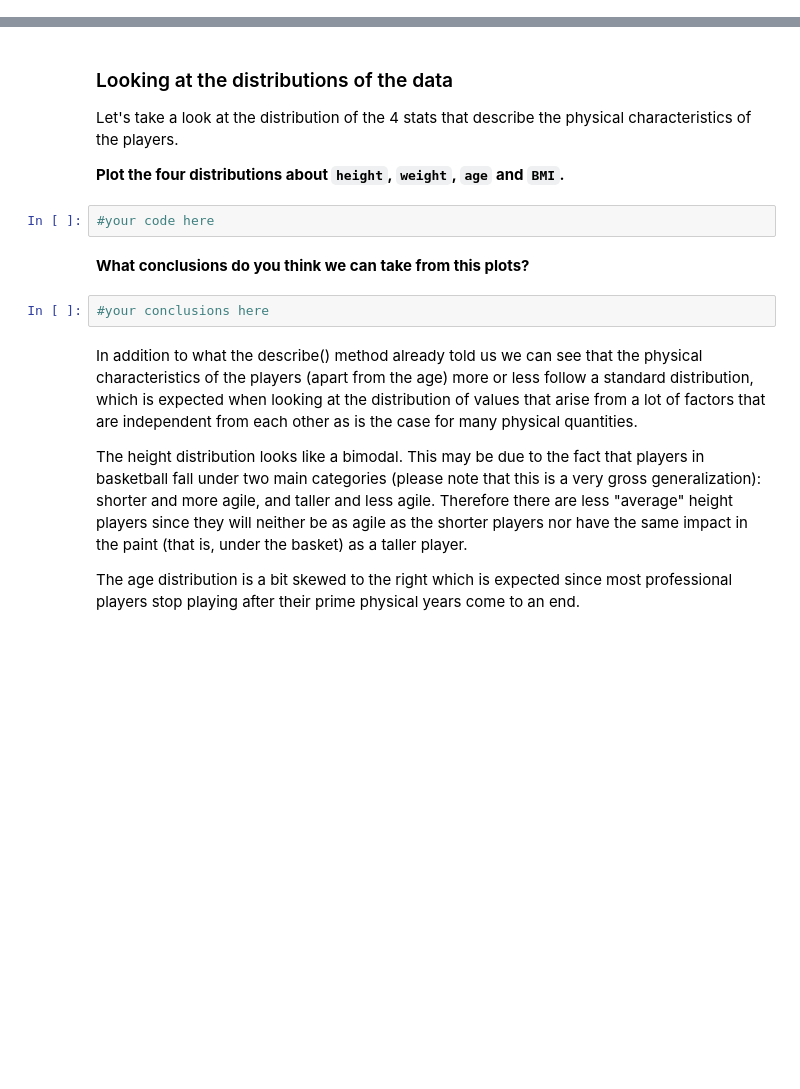
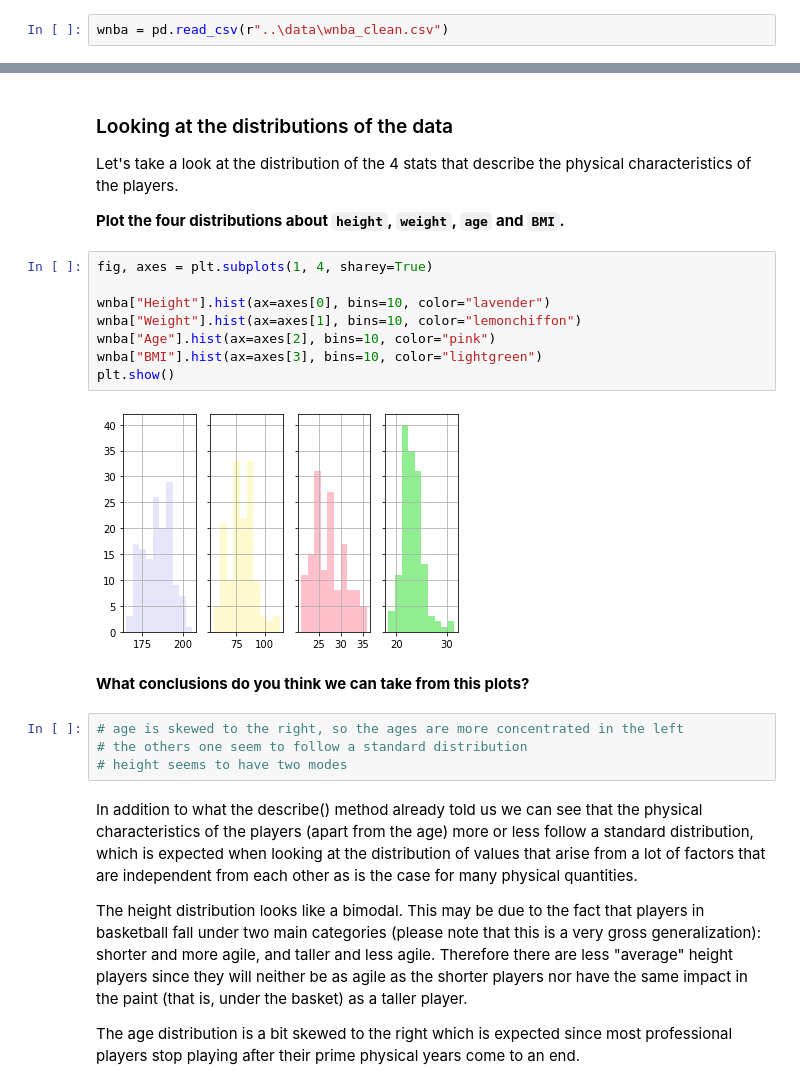
Before and after one commit to ta-data-lis/M2-mini-project2, a Jupyter notebook: your-code/2.-Exploratory-Data-Analysis.ipynb, the cells around one changed output, grey strips where cells are left out. Saved outputs shown, nothing was run; the diff lists cells and outputs as text; blank space fills up the shorter version.

```diff
--- a/your-code/2.-Exploratory-Data-Analysis.ipynb
+++ b/your-code/2.-Exploratory-Data-Analysis.ipynb
@@ -20,2 +18,4 @@ Let's load the cleaned dataset first. Import it with the name `wnba` and show th
+# %%
+wnba = pd.read_csv(r"..\data\wnba_clean.csv")
 # %% [markdown]
 **Use describe() to take an initial look at the data.**
@@ -32,12 +59,22 @@ There are also some extremes in the weight and age columns. Feel free, if you'd
 Let's take a look at the distribution of the 4 stats that describe the physical characteristics of the players.
 
 **Plot the four distributions about `height`, `weight`, `age` and `BMI`.**
-# %%
-#your code here
+# %%
+fig, axes = plt.subplots(1, 4, sharey=True)
+
+wnba["Height"].hist(ax=axes[0], bins=10, color="lavender")
+wnba["Weight"].hist(ax=axes[1], bins=10, color="lemonchiffon")
+wnba["Age"].hist(ax=axes[2], bins=10, color="pink")
+wnba["BMI"].hist(ax=axes[3], bins=10, color="lightgreen")
+plt.show()
+# %% [output]
+[figure, added]
 # %% [markdown]
 **What conclusions do you think we can take from this plots?**
-# %%
-#your conclusions here
+# %%
+# age is skewed to the right, so the ages are more concentrated in the left
+# the others one seem to follow a standard distribution
+# height seems to have two modes
 # %% [markdown]
 In addition to what the describe() method already told us we can see that the physical characteristics of the players (apart from the age) more or less follow a standard distribution, which is expected when looking at the distribution of values that arise from a lot of factors that are independent from each other as is the case for many physical quantities.
 
```
Also changed, not shown: parts of 17 cells of this notebook, 6 other files.
